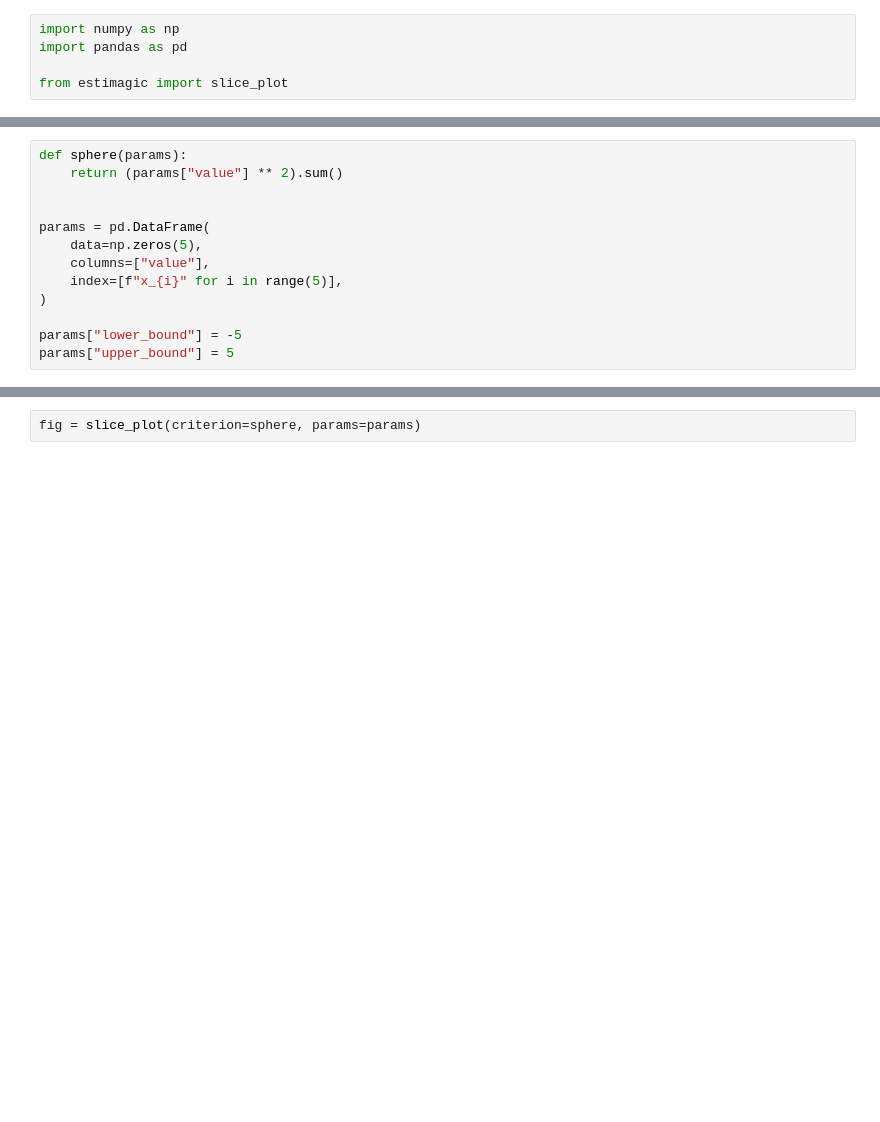
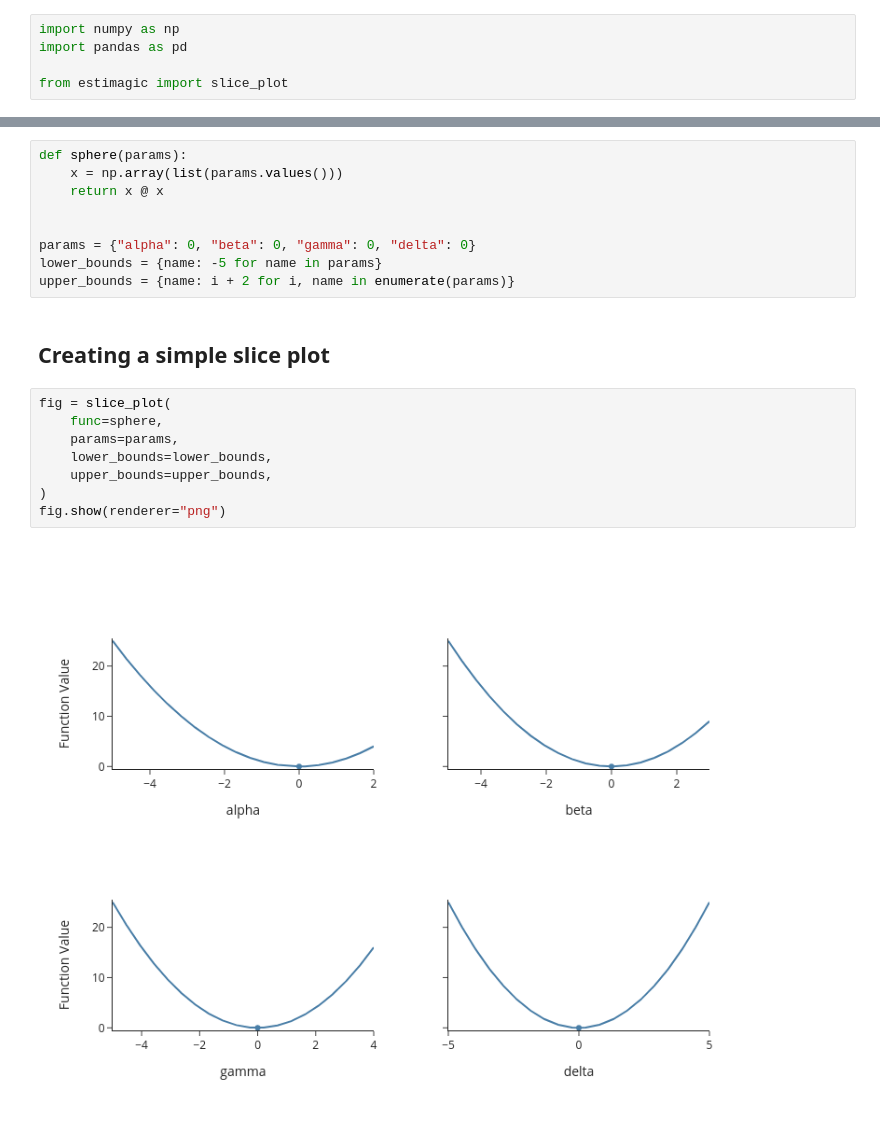
Before and after one commit to optimagic-dev/optimagic, a Jupyter notebook: docs/source/how_to_guides/optimization/how_to_visualize_an_optimization_problem.ipynb, the cells around one changed output, grey strips where cells are left out. Cells and saved outputs as stored; diff of their text form; blank space fills up the shorter version.

Commit message:
Adjust slice_plot to pytrees and simplify a bit.

```diff
--- a/docs/source/how_to_guides/optimization/how_to_visualize_an_optimization_problem.ipynb
+++ b/docs/source/how_to_guides/optimization/how_to_visualize_an_optimization_problem.ipynb
@@ -16,13 +5,0 @@ We start with the sphere function and then progress to more interesting examples
-# %%
-def sphere(params):
-    return (params["value"] ** 2).sum()
-
-
-params = pd.DataFrame(
-    data=np.zeros(5),
-    columns=["value"],
-    index=[f"x_{i}" for i in range(5)],
-)
-
-params["lower_bound"] = -5
-params["upper_bound"] = 5
@@ -29,2 +20,21 @@ params["upper_bound"] = 5
+# %%
+def sphere(params):
+    x = np.array(list(params.values()))
+    return x @ x
+
+
+params = {"alpha": 0, "beta": 0, "gamma": 0, "delta": 0}
+lower_bounds = {name: -5 for name in params}
+upper_bounds = {name: i + 2 for i, name in enumerate(params)}
+# %% [markdown]
+## Creating a simple slice plot
 # %%
-fig = slice_plot(criterion=sphere, params=params)
+fig = slice_plot(
+    func=sphere,
+    params=params,
+    lower_bounds=lower_bounds,
+    upper_bounds=upper_bounds,
+)
+fig.show(renderer="png")
+# %% [output]
+[figure, added]
```
Also changed, not shown: parts of 8 cells of this notebook, 3 other files.
